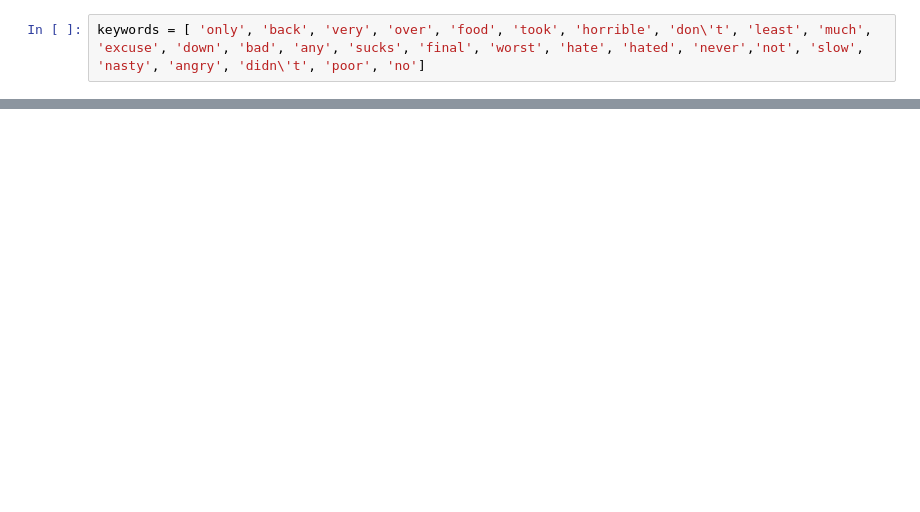
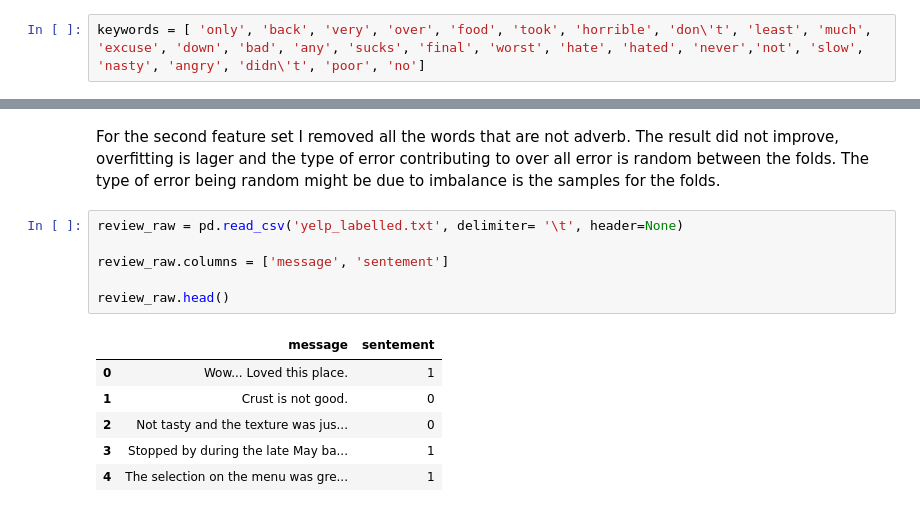
Before and after one commit to ktseringchem/ThinkfulProjects, a Jupyter notebook: Thinkful Projects/Challenge, Feedback analysis.ipynb, the cells around one changed output, grey strips where cells are left out. Saved outputs shown, nothing was run; the diff lists cells and outputs as text; blank space fills up the shorter version.

```diff
--- a/Thinkful Projects/Challenge, Feedback analysis.ipynb
+++ b/Thinkful Projects/Challenge, Feedback analysis.ipynb
@@ -85,0 +167,15 @@ Number of mislabeled points in amazon data out of a total 1000 points : 379
+# %% [markdown]
+For the second feature set I removed all the words that are not adverb. The result did not improve, overfitting is lager and the type of error contributing to over all error is random between the folds. The type of error being random might be due to imbalance is the samples for the folds.
+# %%
+review_raw = pd.read_csv('yelp_labelled.txt', delimiter= '\t', header=None)
+
+review_raw.columns = ['message', 'sentement']
+
+review_raw.head()
+# %% [output]
+|  | message | sentement |
+| 0 | Wow... Loved this place. | 1 |
+| 1 | Crust is not good. | 0 |
+| 2 | Not tasty and the texture was jus... | 0 |
+| 3 | Stopped by during the late May ba... | 1 |
+| 4 | The selection on the menu was gre... | 1 |
```
Also changed, not shown: parts of 20 cells of this notebook.
